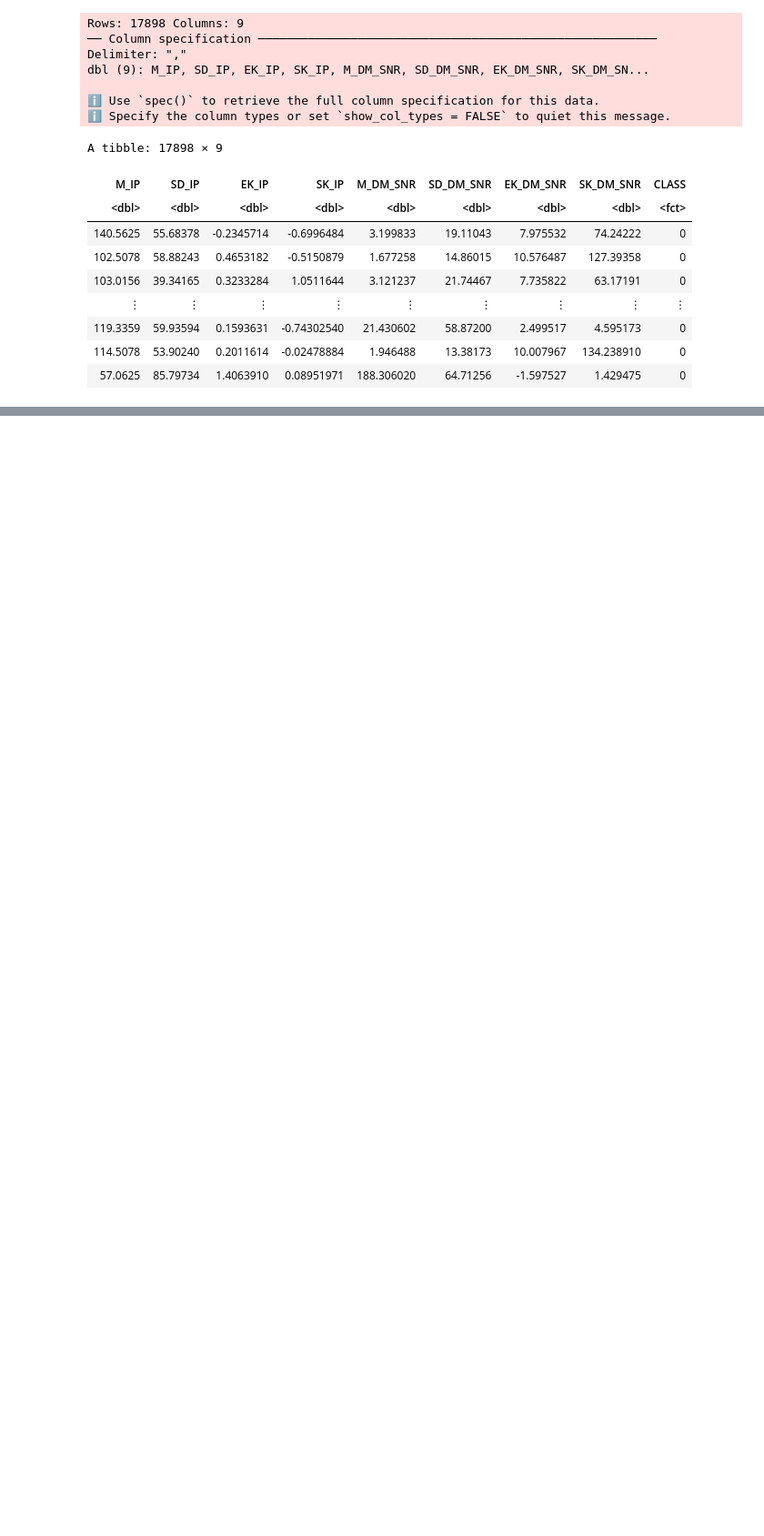
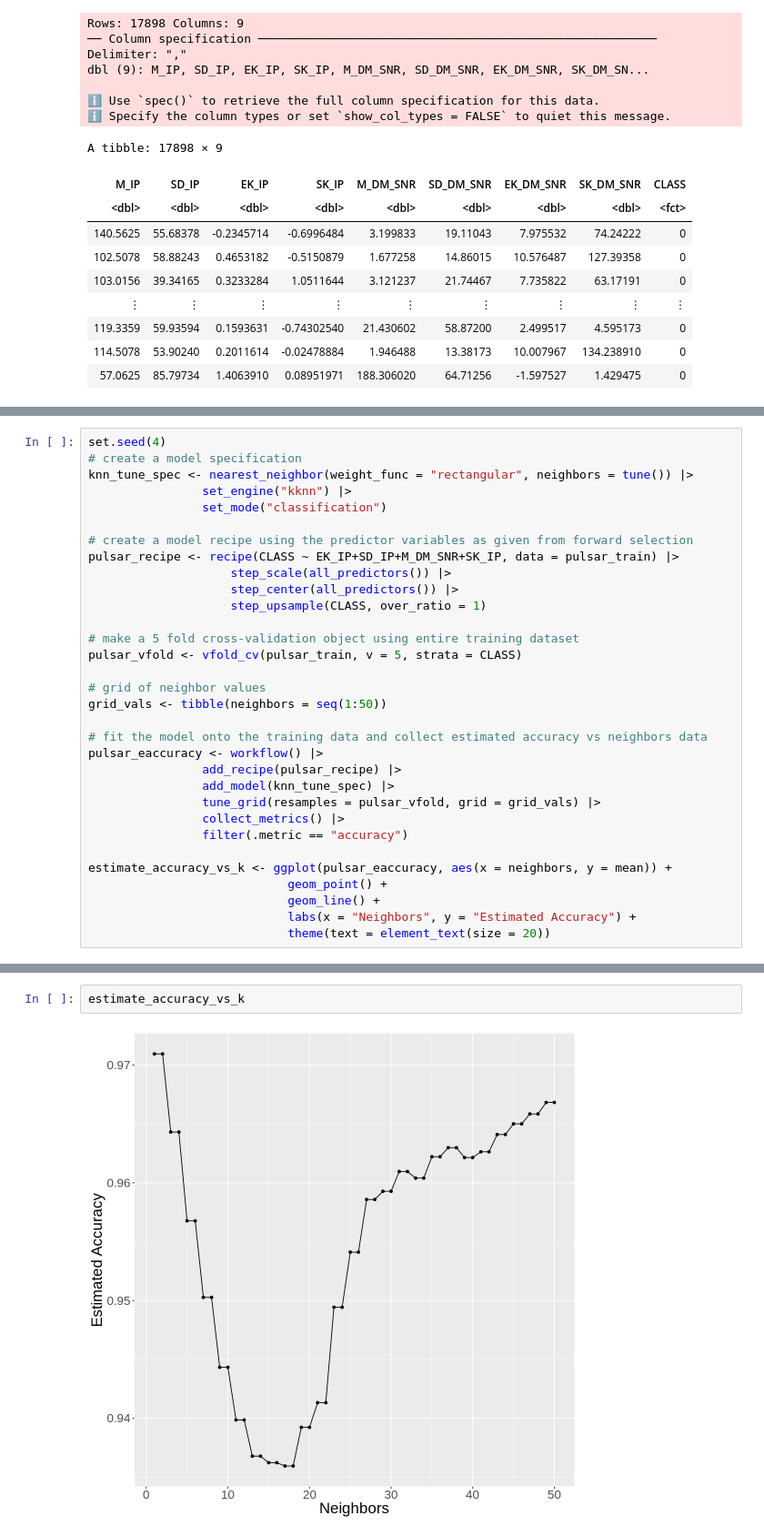
Before and after one commit to ONIGIRIIII/DSCI-100-GROUP-PROJECT, a Jupyter notebook: Project.ipynb, the cells around one changed output, grey strips where cells are left out. Shown: that part at 91% size. Saved outputs shown, nothing was run; the diff lists cells and outputs as text; blank space fills up the shorter version.

```diff
--- a/Project.ipynb
+++ b/Project.ipynb
@@ -201,0 +203,32 @@ wkflw_plot
+# %%
+set.seed(4)
+# create a model specification
+knn_tune_spec <- nearest_neighbor(weight_func = "rectangular", neighbors = tune()) |>
+                set_engine("kknn") |>
+                set_mode("classification")
+
+# create a model recipe using the predictor variables as given from forward selection
+pulsar_recipe <- recipe(CLASS ~ EK_IP+SD_IP+M_DM_SNR+SK_IP, data = pulsar_train) |>
+                    step_scale(all_predictors()) |>
+                    step_center(all_predictors()) |>
+                    step_upsample(CLASS, over_ratio = 1)
+
+# make a 5 fold cross-validation object using entire training dataset
+pulsar_vfold <- vfold_cv(pulsar_train, v = 5, strata = CLASS)
+
+# grid of neighbor values
+grid_vals <- tibble(neighbors = seq(1:50))
+
+# fit the model onto the training data and collect estimated accuracy vs neighbors data
+pulsar_eaccuracy <- workflow() |>
+                add_recipe(pulsar_recipe) |>
+                add_model(knn_tune_spec) |>
+                tune_grid(resamples = pulsar_vfold, grid = grid_vals) |>
+                collect_metrics() |>
+                filter(.metric == "accuracy")
+
+estimate_accuracy_vs_k <- ggplot(pulsar_eaccuracy, aes(x = neighbors, y = mean)) +
+                            geom_point() +
+                            geom_line() +
+                            labs(x = "Neighbors", y = "Estimated Accuracy") +
+                            theme(text = element_text(size = 20))
@@ -201,0 +248,4 @@ wkflw_plot
+# %%
+estimate_accuracy_vs_k
+# %% [output]
+[figure, added]
```
Also changed, not shown: parts of 18 cells of this notebook.
